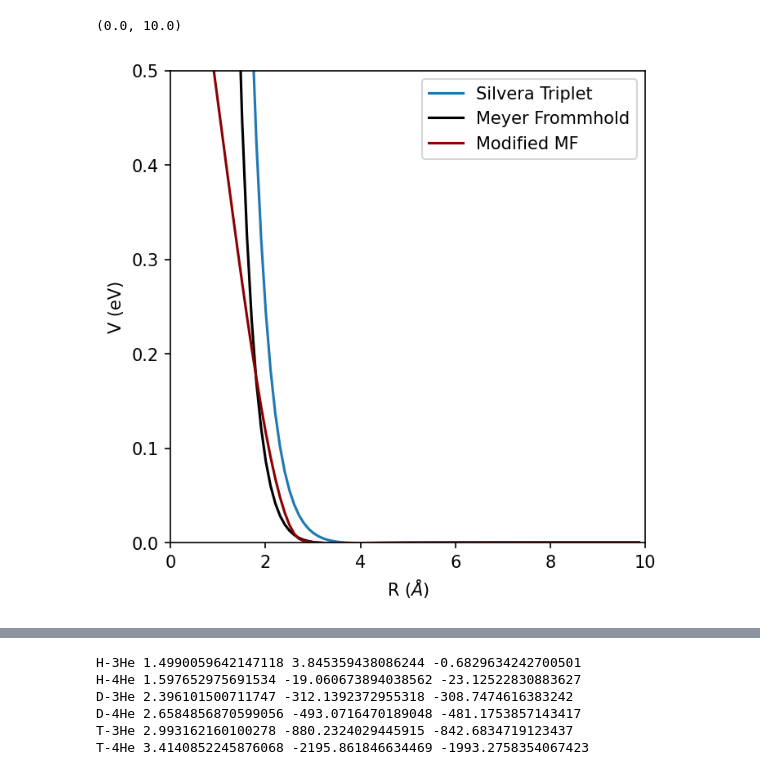
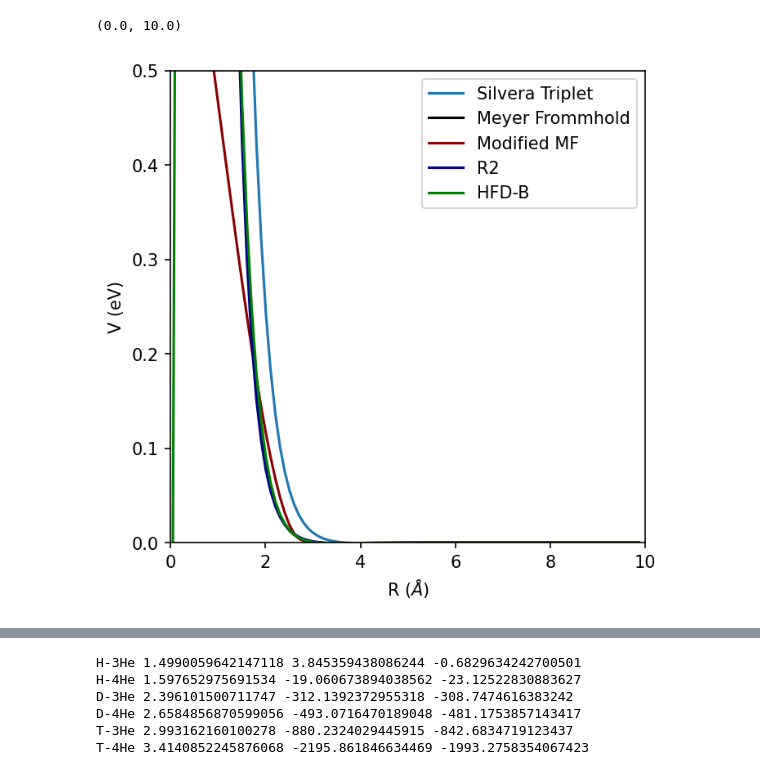
Before and after one commit to UTA-NURES/AtomicTrit, a Jupyter notebook: examples/HeH.ipynb, the cells around one changed output, grey strips where cells are left out. Saved outputs shown, nothing was run; the diff lists cells and outputs as text; code cells hidden in the pictures.

Commit message:
add: Added the HFD-B (Scoles) potential and added R2 and HFD-B into the HeH file

```diff
--- a/examples/HeH.ipynb
+++ b/examples/HeH.ipynb
@@ -57,19 +57,21 @@ def ModifiedMF(R):
 # %%
 #Plot potentials. For comparison also can include the Silvert triplet
 
 R=np.linspace(1e-5,0.005,100)
 plt.figure(figsize=(5,5),dpi=150)
 plt.plot(R*constants.hcInEVAngstrom,potentials.Silvera_Triplet(R),label='Silvera Triplet')
 plt.plot(R*constants.hcInEVAngstrom,ExtendedMF(R),label='Meyer Frommhold',color='black')
 plt.plot(R*constants.hcInEVAngstrom,ModifiedMF(R),label='Modified MF',color='DarkRed')
+plt.plot(R*constants.hcInEVAngstrom, potentials.R2(R),label='R2',color='DarkBlue')
+plt.plot(R*constants.hcInEVAngstrom, potentials.HFD_B(R),label='HFD-B',color='Green')
 plt.xlabel(r"R ($\AA$)")
 plt.ylabel("V (eV)")
 plt.legend(loc='upper right')
 plt.ylim(0,0.5)
 plt.xlim(0,10)
 # %% [output]
 (0.0, 10.0)
-[figure, old version]
+[figure, new version]
 # %%
 #Make inset plot
 
```
Also changed, not shown: parts of 1 cell of this notebook, 1 other file.
